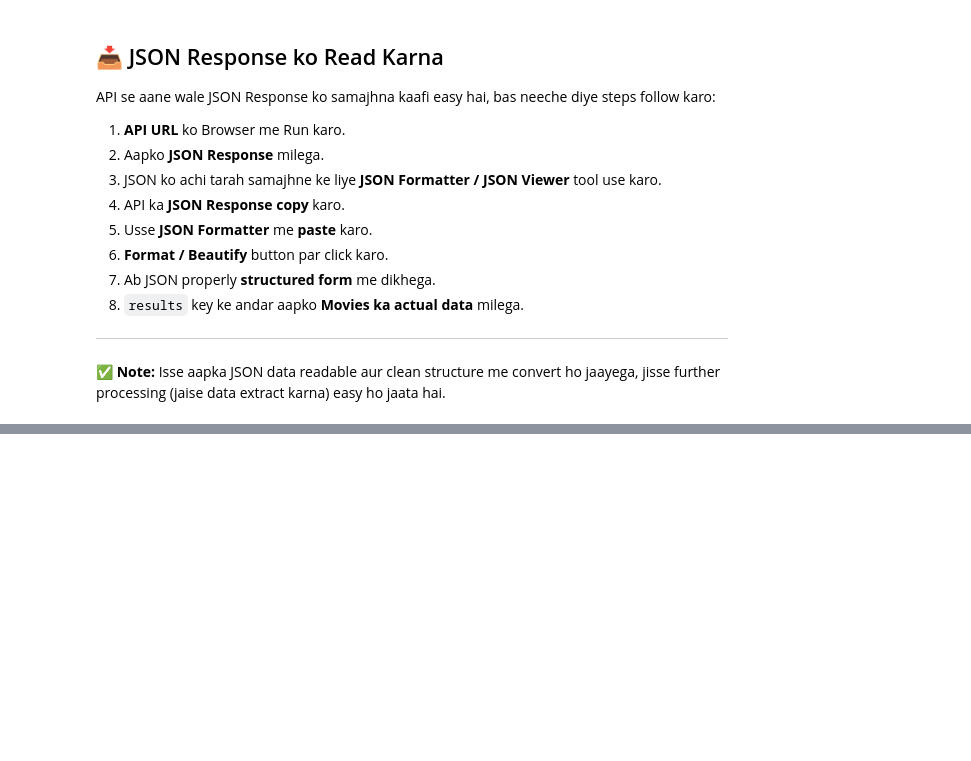
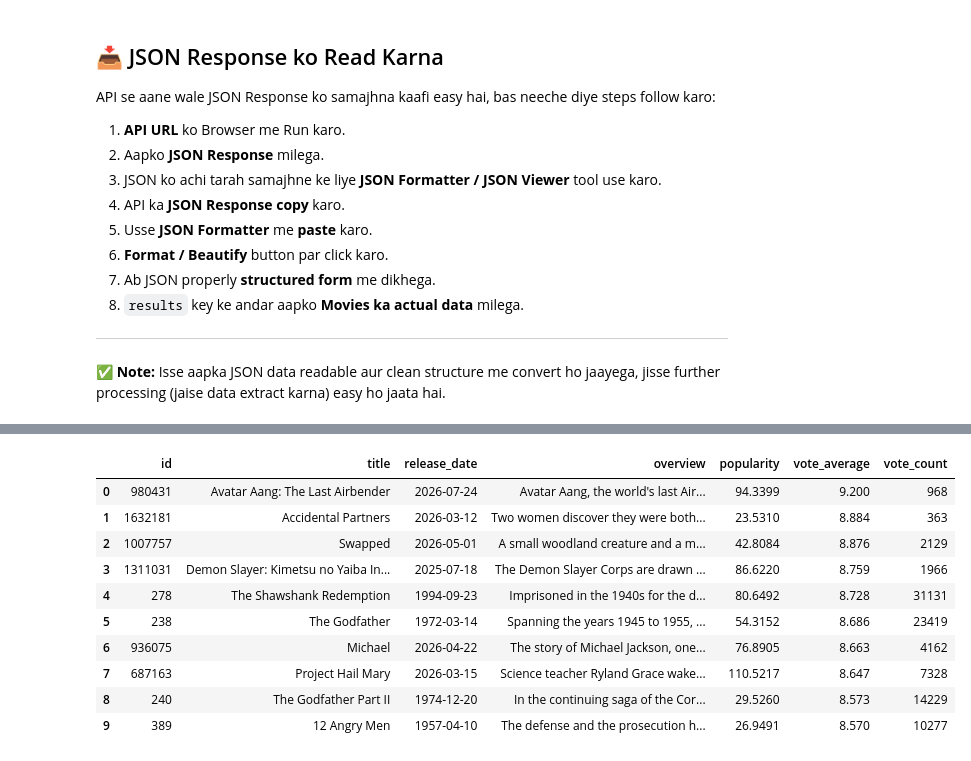
Before and after one commit to hanuman-kshitij1001/My-AIML-Journey, a Jupyter notebook: 10_Machine-Learing/17_Fetching_Data_From_an_API.ipynb, the cells around one changed output, grey strips where cells are left out. Cells and saved outputs as stored; diff of their text form; code cells hidden in the pictures; blank space fills up the shorter version.

```diff
--- a/10_Machine-Learing/17_Fetching_Data_From_an_API.ipynb
+++ b/10_Machine-Learing/17_Fetching_Data_From_an_API.ipynb
@@ -211,0 +436,14 @@ API se aane wale JSON Response ko samajhna kaafi easy hai, bas neeche diye steps
+# %%
+pd.DataFrame(response.json()['results']).head(10)[["id", "title", "release_date", "overview", "popularity", "vote_average", "vote_count"]]
+# %% [output]
+|  | id | title | release_date | overview | popularity | vote_average | vote_count |
+| 0 | 980431 | Avatar Aang: The Last Airbender | 2026-07-24 | Avatar Aang, the world's last Air... | 94.3399 | 9.200 | 968 |
+| 1 | 1632181 | Accidental Partners | 2026-03-12 | Two women discover they were both... | 23.5310 | 8.884 | 363 |
+| 2 | 1007757 | Swapped | 2026-05-01 | A small woodland creature and a m... | 42.8084 | 8.876 | 2129 |
+| 3 | 1311031 | Demon Slayer: Kimetsu no Yaiba In... | 2025-07-18 | The Demon Slayer Corps are drawn ... | 86.6220 | 8.759 | 1966 |
+| 4 | 278 | The Shawshank Redemption | 1994-09-23 | Imprisoned in the 1940s for the d... | 80.6492 | 8.728 | 31131 |
+| 5 | 238 | The Godfather | 1972-03-14 | Spanning the years 1945 to 1955, ... | 54.3152 | 8.686 | 23419 |
+| 6 | 936075 | Michael | 2026-04-22 | The story of Michael Jackson, one... | 76.8905 | 8.663 | 4162 |
+| 7 | 687163 | Project Hail Mary | 2026-03-15 | Science teacher Ryland Grace wake... | 110.5217 | 8.647 | 7328 |
+| 8 | 240 | The Godfather Part II | 1974-12-20 | In the continuing saga of the Cor... | 29.5260 | 8.573 | 14229 |
+| 9 | 389 | 12 Angry Men | 1957-04-10 | The defense and the prosecution h... | 26.9491 | 8.570 | 10277 |
```
Also changed, not shown: parts of 18 cells of this notebook.
